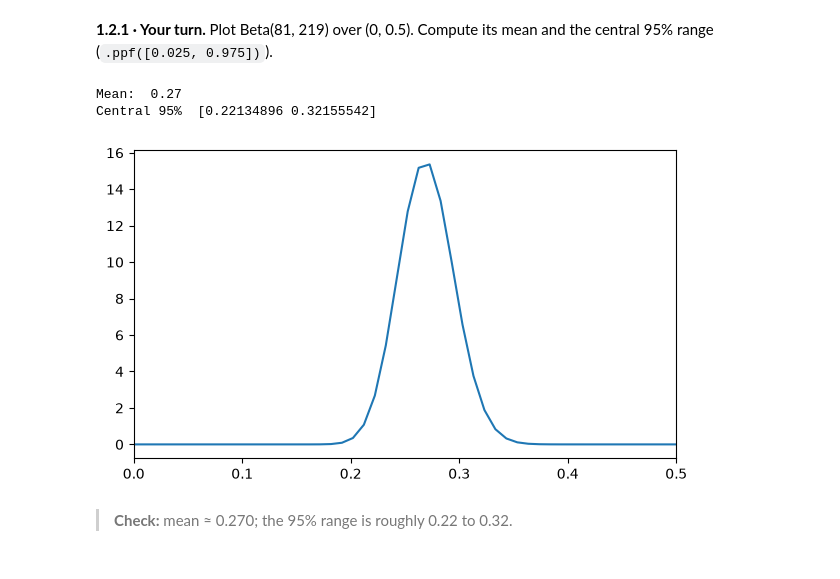
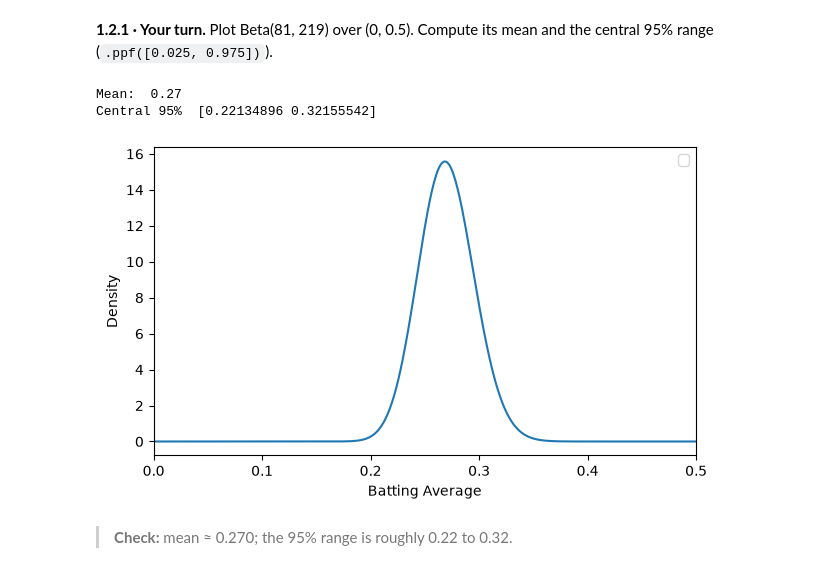
Before and after one commit to jliu771/BayesBaseballCardsandComputers, a Jupyter notebook: empirical_bayes/01_beta_distribution_JLanswers.ipynb, the cells around one changed output. Cells and saved outputs as stored; diff of their text form; code cells hidden in the pictures.

```diff
--- a/empirical_bayes/01_beta_distribution_JLanswers.ipynb
+++ b/empirical_bayes/01_beta_distribution_JLanswers.ipynb
@@ -86,16 +89,21 @@ Before a player's first at-bat, we already know a lot: across baseball history,
 # %% [markdown]
 **1.2.1 · Your turn.** Plot Beta(81, 219) over (0, 0.5). Compute its mean and the central 95% range (`.ppf([0.025, 0.975])`).
 # %%
+x = np.linspace(0, 0.5, 500)
 beta2 = stats.beta(81, 219).pdf(x)
 plt.xlim(0, 0.5)
 plt.plot(x, beta2)
 
 print("Mean: ", stats.beta(81, 219).mean())
 print("Central 95% ", stats.beta(81, 219).ppf([0.025, 0.975]))
+plt.xlabel('Batting Average')
+plt.ylabel('Density')
+plt.legend()
+plt.show()
 # %% [output]
 Mean:  0.27
 Central 95%  [0.22134896 0.32155542]
-[figure, old version]
+[figure, new version]
 # %% [markdown]
 > **Check:** mean ≈ 0.270; the 95% range is roughly 0.22 to 0.32.
 # %% [markdown]
```
Also changed, not shown: parts of 17 cells of this notebook, 17 other files.
